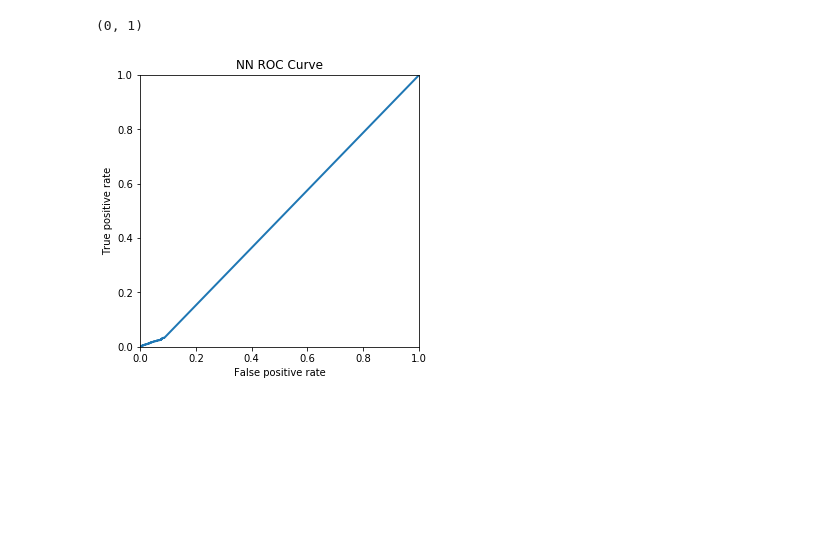
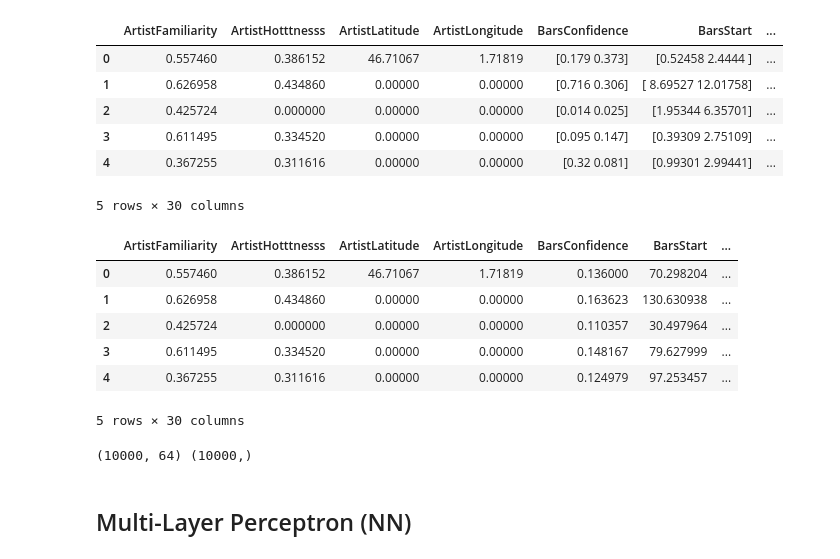
Before and after one commit to thefirebanks/SongPope, a Jupyter notebook: neural network.ipynb, the cells around one changed output. Saved outputs shown, nothing was run; the diff lists cells and outputs as text; code cells hidden in the pictures; blank space fills up the shorter version.

```diff
--- a/neural network.ipynb
+++ b/neural network.ipynb
@@ -109,3 +81,9 @@ Index(['Unnamed: 0', 'SongNumber', 'SongID', 'AlbumID', 'AlbumName',
+# %%
+# 2 dataframes: 1 with list averages, and the other one with uniform length lists
+list_df = pd.read_csv("Clean_Songs.csv")
+average_df = pd.read_csv("average_df.csv")
 # %%
-df_dropped = df.drop(columns = ['Unnamed: 0', 'SongID', 'SongNumber', 'AlbumName', 'AlbumID', 'ArtistID',
-                              'ArtistLocation', 'Energy', 'ArtistName', 'Title', 'Energy'])
+# Drop unnecessary columns
+list_df = list_df.drop(columns=["Unnamed: 0"])
+average_df = average_df.drop(columns=["Unnamed: 0", "Energy", "SegmentsPitches", "SegmentsTimbre", 'SongID', 'SongNumber', 'AlbumName', 'AlbumID', 'ArtistID',
+                              'ArtistLocation', 'ArtistName', 'Title'])
@@ -214,18 +90,20 @@ model.evaluate(X_test, y_test)
-# %%
-# ROC curve
-from sklearn import metrics
-
-probs = model.predict_proba(X_test)
-
-fpr, tpr, thresholds = metrics.roc_curve(y_test, probs, pos_label=1, sample_weight=None)
-
-plt.figure(figsize=(5,5))
-plt.plot(fpr, tpr, linewidth=2.0)
-plt.xlabel('False positive rate')
-plt.ylabel('True positive rate')
-plt.title('NN ROC Curve')
-plt.xlim([0,1])
-plt.ylim([0,1])
-# %% [output]
-(0, 1)
-[figure, removed]
+# %%
+list_df.head()
+# %% [output]
+|  | ArtistFamiliarity | ArtistHotttnesss | ArtistLatitude | ArtistLongitude | BarsConfidence | BarsStart | ... |
+| 0 | 0.557460 | 0.386152 | 46.71067 | 1.71819 | [0.179 0.373] | [0.52458 2.4444 ] | ... |
+| 1 | 0.626958 | 0.434860 | 0.00000 | 0.00000 | [0.716 0.306] | [ 8.69527 12.01758] | ... |
+| 2 | 0.425724 | 0.000000 | 0.00000 | 0.00000 | [0.014 0.025] | [1.95344 6.35701] | ... |
+| 3 | 0.611495 | 0.334520 | 0.00000 | 0.00000 | [0.095 0.147] | [0.39309 2.75109] | ... |
+| 4 | 0.367255 | 0.311616 | 0.00000 | 0.00000 | [0.32 0.081] | [0.99301 2.99441] | ... |
+5 rows × 30 columns
+# %%
+average_df.head()
+# %% [output]
+|  | ArtistFamiliarity | ArtistHotttnesss | ArtistLatitude | ArtistLongitude | BarsConfidence | BarsStart | ... |
+| 0 | 0.557460 | 0.386152 | 46.71067 | 1.71819 | 0.136000 | 70.298204 | ... |
+| 1 | 0.626958 | 0.434860 | 0.00000 | 0.00000 | 0.163623 | 130.630938 | ... |
+| 2 | 0.425724 | 0.000000 | 0.00000 | 0.00000 | 0.110357 | 30.497964 | ... |
+| 3 | 0.611495 | 0.334520 | 0.00000 | 0.00000 | 0.148167 | 79.627999 | ... |
+| 4 | 0.367255 | 0.311616 | 0.00000 | 0.00000 | 0.124979 | 97.253457 | ... |
+5 rows × 30 columns
@@ -231,0 +131,25 @@ plt.ylim([0,1])
+# %%
+# PREPROCESSING!!!!!
+
+# Make the target variable binary
+# TODO What if we make this above average rather than 0.5
+threshold = 0.45
+df["SongHotttnesss"] = pd.Series([1 if i > threshold else 0 for i in df["SongHotttnesss"]])
+
+# Target variable index
+tg_idx = df.columns.get_loc("SongHotttnesss")
+
+# Get your X and y
+numeric_data = df.values
+y = numeric_data[:, tg_idx].astype(float)
+X = np.delete(numeric_data, tg_idx, 1)
+
+# Flatten lists IF USING DF
+if is_listdf:
+    X = flatten_lists(X)
+
+print(X.shape, y.shape)
+
+X_train, X_test, y_train, y_test = model_selection.train_test_split(X, y, test_size=0.25, random_state=42)
+# %% [output]
+(10000, 64) (10000,)
@@ -231,0 +244,2 @@ plt.ylim([0,1])
+# %% [markdown]
+## Multi-Layer Perceptron (NN)
```
Also changed, not shown: parts of 24 cells of this notebook, 4 other files.
